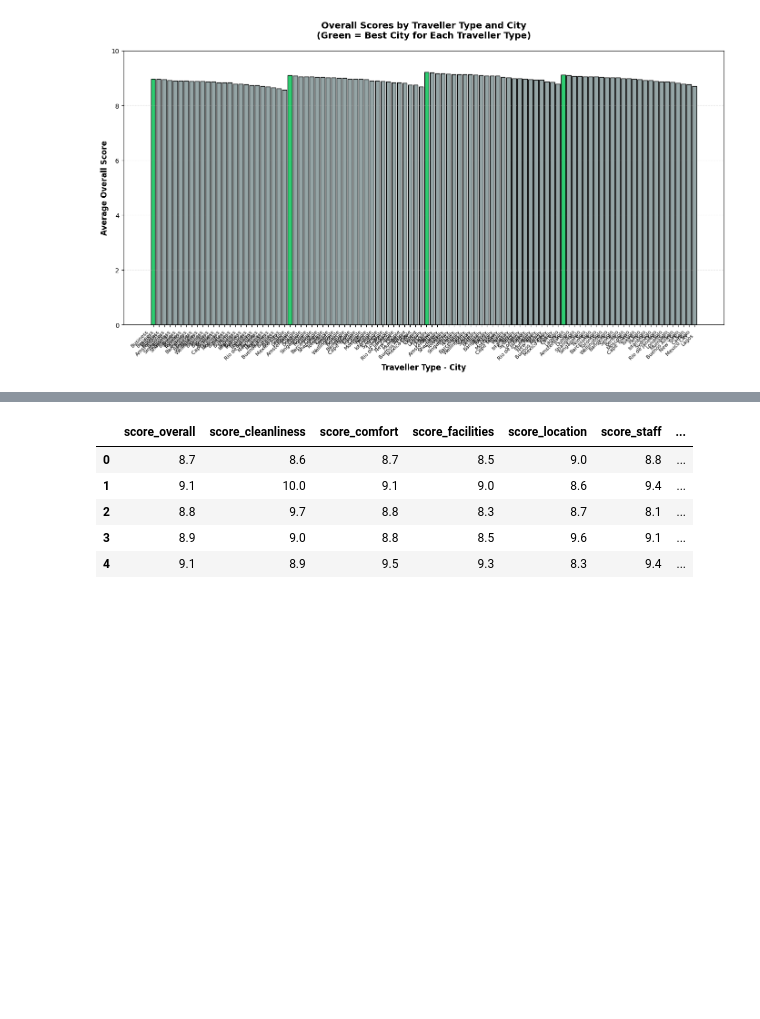
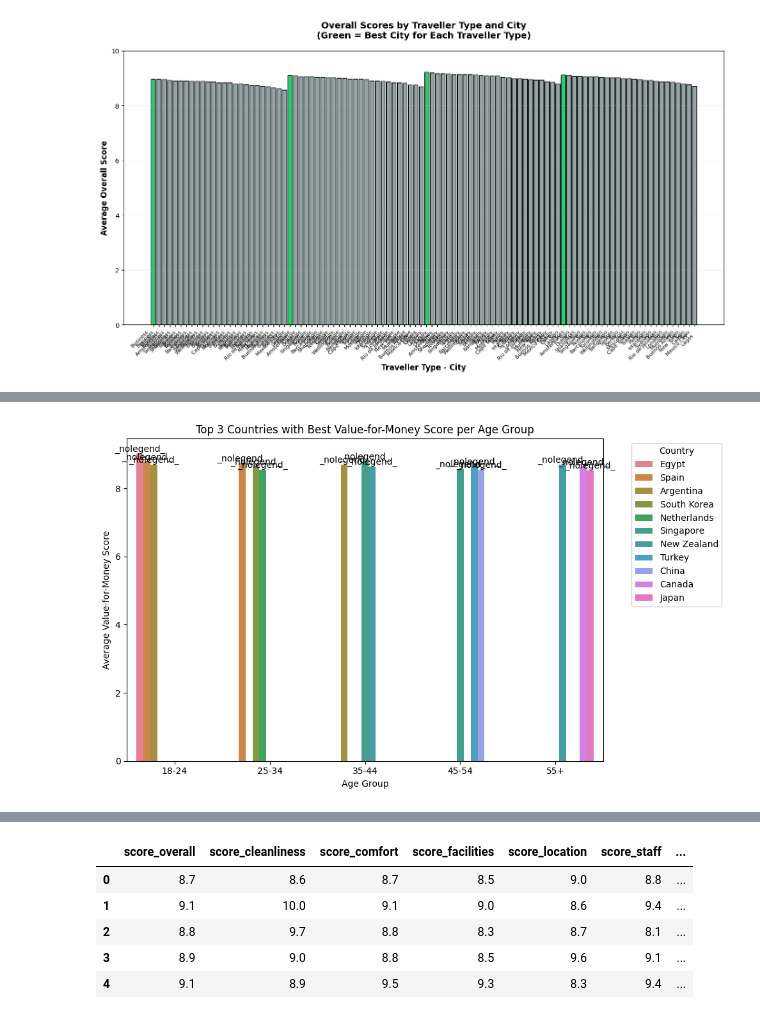
Before and after one commit to quadrefolio/ACL, a Jupyter notebook: main.ipynb, the cells around one changed output, grey strips where cells are left out. Saved outputs shown, nothing was run; the diff lists cells and outputs as text; code cells hidden in the pictures; blank space fills up the shorter version.

```diff
--- a/main.ipynb
+++ b/main.ipynb
@@ -235,0 +377,21 @@ Solo            → Amsterdam            (Score: 9.11)
+# %%
+plt.figure(figsize=(10,6))
+ax = sns.barplot(
+    data=top3,
+    x='age_group',
+    y='score_value_for_money',
+    hue='user_country'
+)
+
+# Add country labels on each bar
+for container in ax.containers:
+    ax.bar_label(container, fmt='%s', labels=[c.get_label() for c in container])
+
+plt.title('Top 3 Countries with Best Value-for-Money Score per Age Group')
+plt.xlabel('Age Group')
+plt.ylabel('Average Value-for-Money Score')
+plt.legend(title='Country', bbox_to_anchor=(1.05, 1), loc='upper left')
+plt.tight_layout()
+plt.show()
+# %% [output]
+[figure, added]
```
Also changed, not shown: parts of 20 cells of this notebook, 1 other file.
